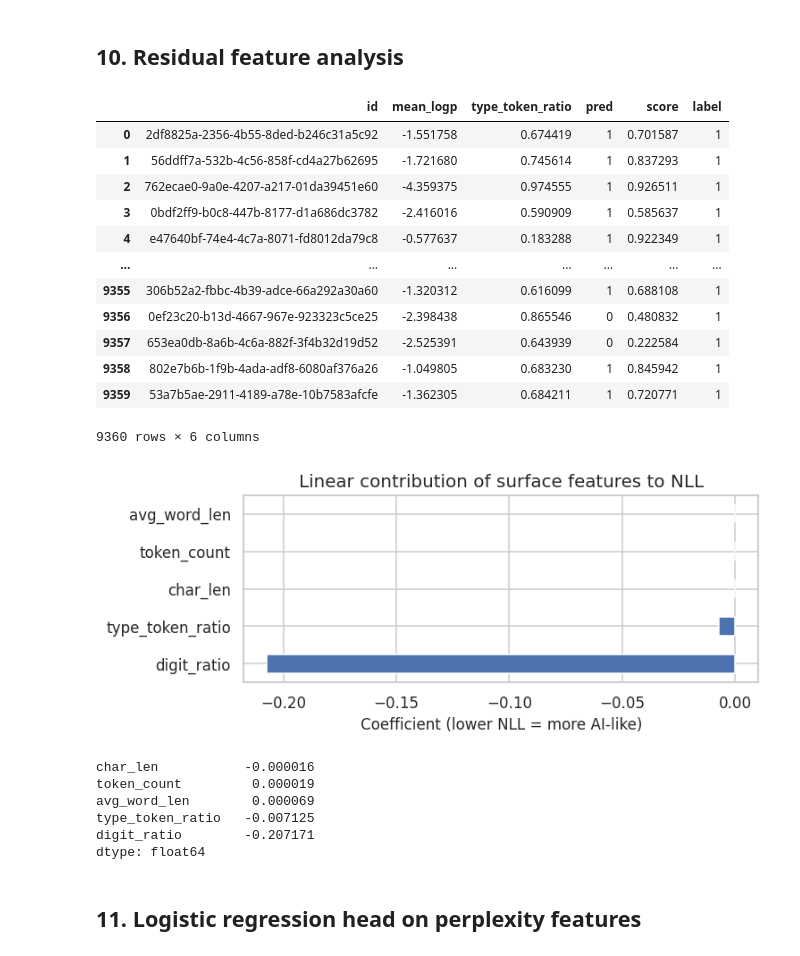
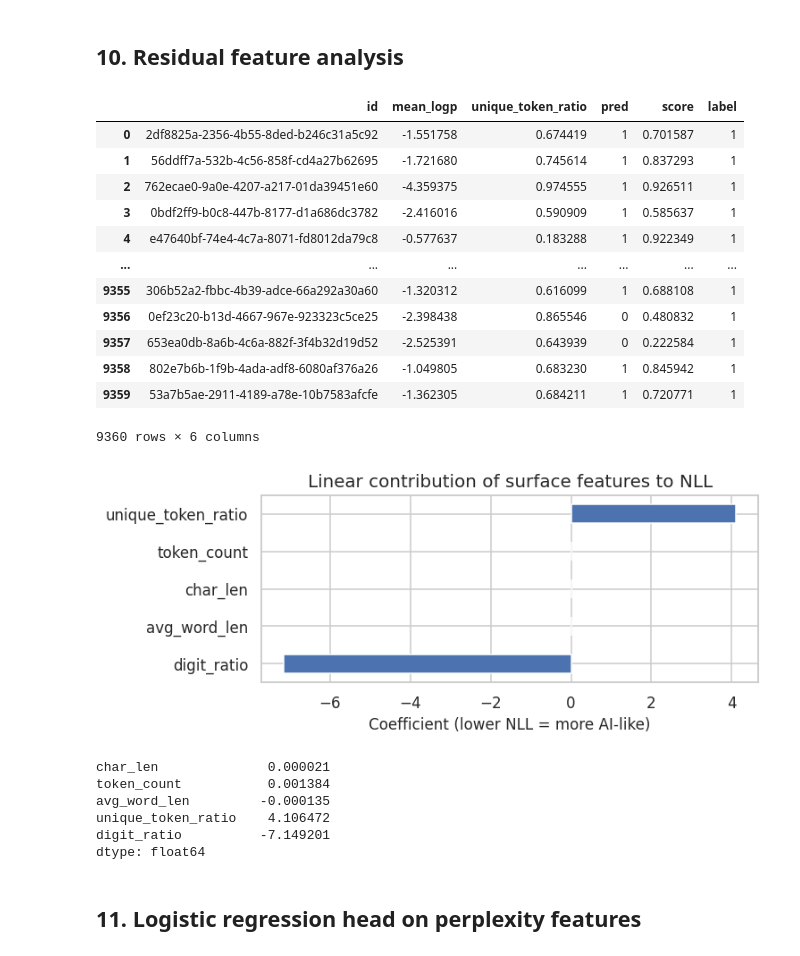
Before and after one commit to HesteBjorn/TDT13_AI_text_prediction, a Jupyter notebook: notebooks/perplexity_analysis.ipynb, the cells around one changed output. Cells and saved outputs as stored; diff of their text form; code cells hidden in the pictures.

```diff
--- a/notebooks/perplexity_analysis.ipynb
+++ b/notebooks/perplexity_analysis.ipynb
@@ -129,7 +127,7 @@ def compute_surface_features(text: str) -> tuple[float, float, float]:
     return avg_len, ttr, digit_ratio
 
 surface = analysis_df["text"].apply(compute_surface_features)
-analysis_df[["avg_word_len", "type_token_ratio", "digit_ratio"]] = pd.DataFrame(surface.tolist(), index=analysis_df.index)
+analysis_df[["avg_word_len", "unique_token_ratio", "digit_ratio"]] = pd.DataFrame(surface.tolist(), index=analysis_df.index)
 analysis_df.head()
 # %% [output]
 /home/erikhbj/Documents/tdt13/TDT13_AI_text_prediction/.venv/lib/python3.11/site-packages/rich/live.py:256:
@@ -419,9 +434,9 @@ Name: id, dtype: int64
 # %% [markdown]
 ## 10. Residual feature analysis
 # %%
-analysis_df[["id", "mean_logp", "type_token_ratio", "pred", "score", "label"]]
+analysis_df[["id", "mean_logp", "unique_token_ratio", "pred", "score", "label"]]
 # %% [output]
-|  | id | mean_logp | type_token_ratio | pred | score | label |
+|  | id | mean_logp | unique_token_ratio | pred | score | label |
 | 0 | 2df8825a-2356-4b55-8ded-b246c31a5c92 | -1.551758 | 0.674419 | 1 | 0.701587 | 1 |
 | 1 | 56ddff7a-532b-4c56-858f-cd4a27b62695 | -1.721680 | 0.745614 | 1 | 0.837293 | 1 |
 | 2 | 762ecae0-9a0e-4207-a217-01da39451e60 | -4.359375 | 0.974555 | 1 | 0.926511 | 1 |
@@ -435,24 +450,24 @@ analysis_df[["id", "mean_logp", "type_token_ratio", "pred", "score", "label"]]
 | 9359 | 53a7b5ae-2911-4189-a78e-10b7583afcfe | -1.362305 | 0.684211 | 1 | 0.720771 | 1 |
 9360 rows × 6 columns
 # %%
-feature_cols = ["char_len", "token_count", "avg_word_len", "type_token_ratio", "digit_ratio"]
+feature_cols = ["char_len", "token_count", "avg_word_len", "unique_token_ratio", "digit_ratio"]
 feature_df = analysis_df[feature_cols].fillna(0.0)
-model = LinearRegression().fit(feature_df, analysis_df["label"])
+model = LinearRegression().fit(feature_df, analysis_df["nll"])
 coef = pd.Series(model.coef_, index=feature_cols)
 plt.figure(figsize=(7, 3))
 coef.sort_values().plot(kind="barh")
 plt.title("Linear contribution of surface features to NLL")
 plt.xlabel("Coefficient (lower NLL = more AI-like)")
 plt.tight_layout()
 plt.show()
 coef
 # %% [output]
-[figure, old version]
+[figure, new version]
-char_len           -0.000016
-token_count         0.000019
-avg_word_len        0.000069
-type_token_ratio   -0.007125
-digit_ratio        -0.207171
+char_len              0.000021
+token_count           0.001384
+avg_word_len         -0.000135
+unique_token_ratio    4.106472
+digit_ratio          -7.149201
 dtype: float64
 # %% [markdown]
 ## 11. Logistic regression head on perplexity features
```
Also changed, not shown: parts of 4 cells of this notebook.
